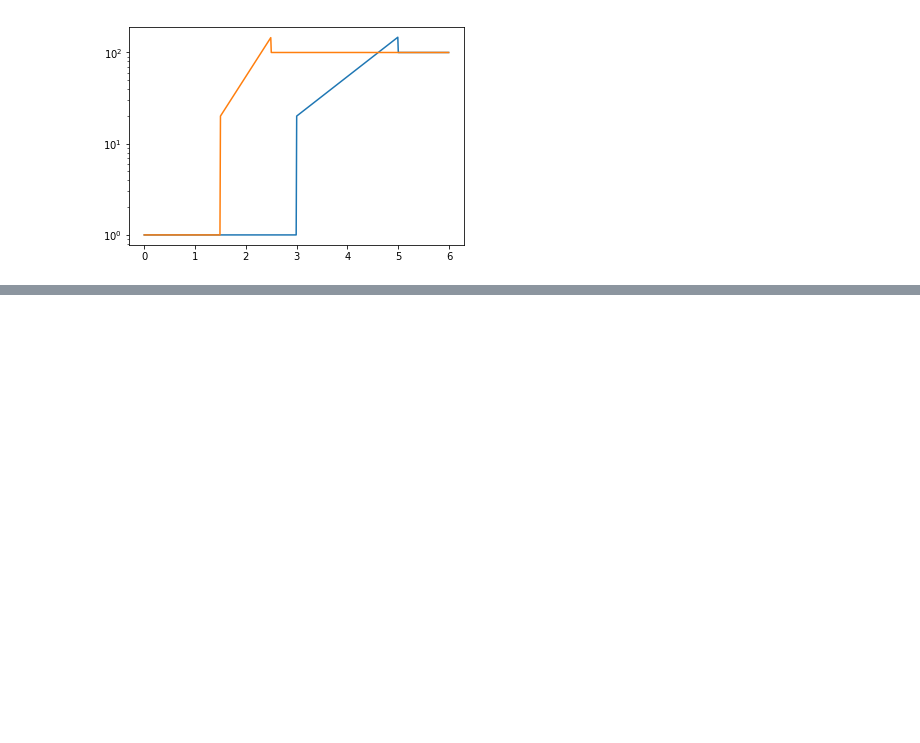
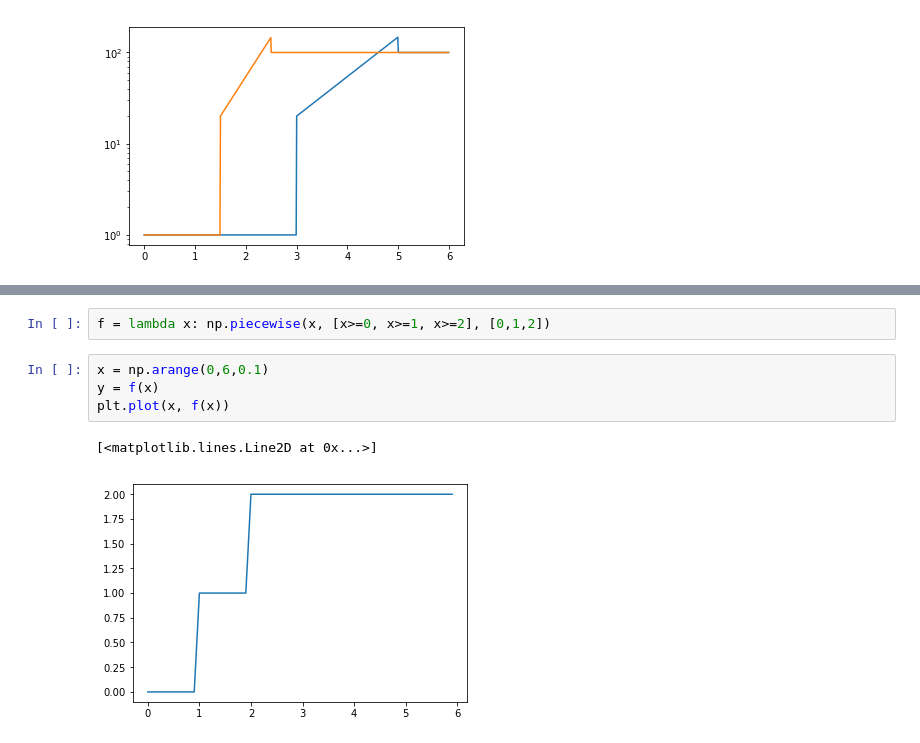
Before and after one commit to dp-rice/multiplemergers, a Jupyter notebook: notebooks/plot_fastNeutrino_models.ipynb, the cells around one changed output, grey strips where cells are left out. Cells and saved outputs as stored; diff of their text form; blank space fills up the shorter version.

```diff
--- a/notebooks/plot_fastNeutrino_models.ipynb
+++ b/notebooks/plot_fastNeutrino_models.ipynb
@@ -77,0 +96,9 @@ plt.semilogy(a,f(2*a))
+# %%
+f = lambda x: np.piecewise(x, [x>=0, x>=1, x>=2], [0,1,2])
+# %%
+x = np.arange(0,6,0.1)
+y = f(x)
+plt.plot(x, f(x))
+# %% [output]
+[<matplotlib.lines.Line2D at 0x...>]
+[figure, added]
```
Also changed, not shown: parts of 11 cells of this notebook.
